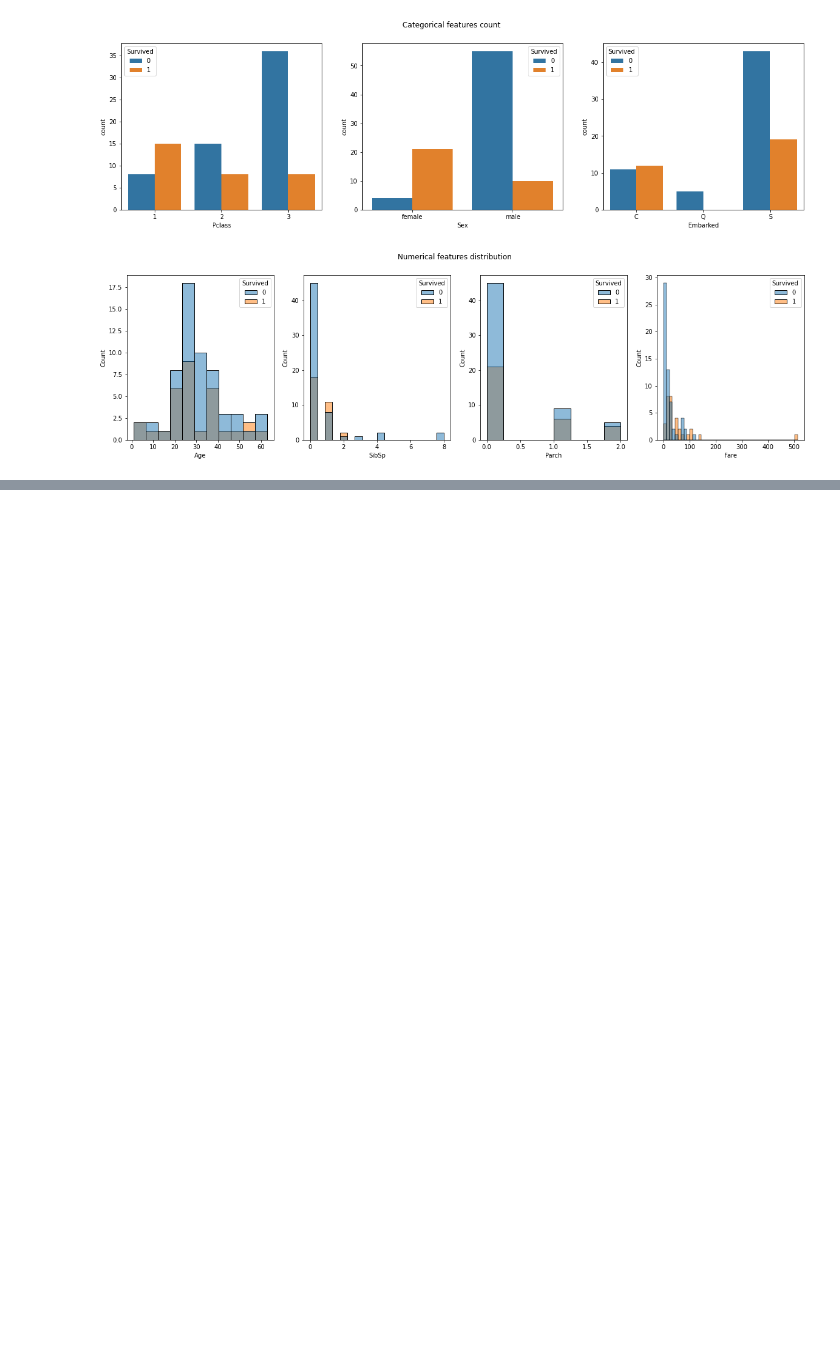
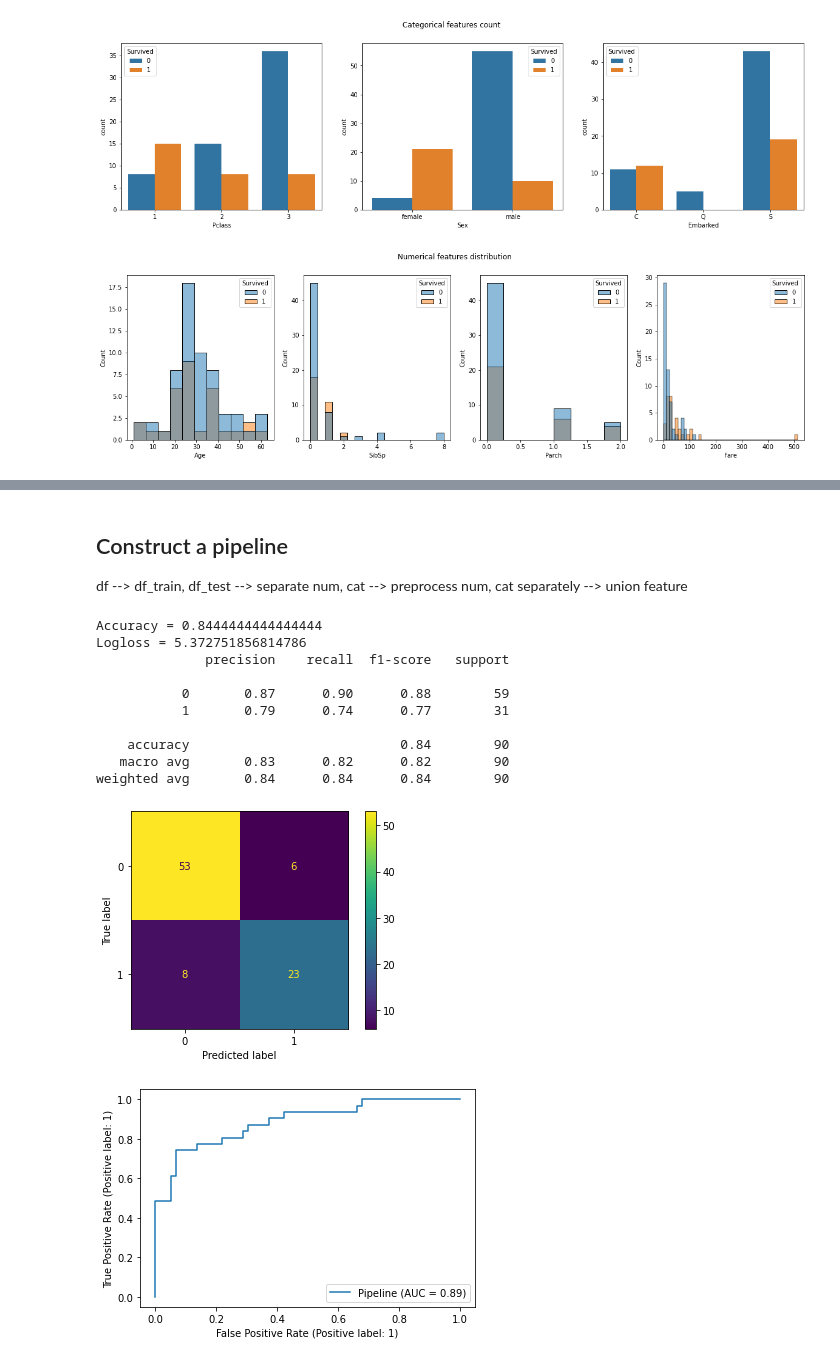
Before and after one commit to tawiwut-cha/datacamp_projects, a Jupyter notebook: titanic/notebook.ipynb, the cells around one changed output, grey strips where cells are left out. Saved outputs shown, nothing was run; the diff lists cells and outputs as text; code cells hidden in the pictures; blank space fills up the shorter version.

Commit message:
constructed a pipeline

```diff
--- a/titanic/notebook.ipynb
+++ b/titanic/notebook.ipynb
@@ -188,8 +188,8 @@ from sklearn.model_selection import train_test_split
 df_train, df_test = train_test_split(df, test_size=0.1, random_state=69)
 
 # separate features and target variables
-X_train_num, X_train_cat, y_train = df_train[NUM_FEAT], df_train[CAT_FEAT], df_train[TARGET_VAR]
-X_test_num, X_test_cat, y_test = df_test[NUM_FEAT], df_test[CAT_FEAT], df_test[TARGET_VAR]
+X_train, y_train = df_train.drop([TARGET_VAR], axis=1), df_train[TARGET_VAR]
+X_test, y_test = df_test.drop([TARGET_VAR], axis=1), df_test[TARGET_VAR]
 # %%
 # check training data
 examine_df(df_train)
@@ -300,13 +237,0 @@ display(df_test.head(2))
-# %%
-# One hot encoding for all three cat features
-# and combined with the scaled num features
-X_train_cat_enc = pd.get_dummies(X_train_cat, drop_first=True).reset_index(drop=True)
-X_train_num_scld = pd.DataFrame(StandardScaler().fit_transform(X_train_num), columns=NUM_FEAT)
-X_train = pd.concat([X_train_num_scld, X_train_cat_enc], axis=1)
-display(X_train.head(2))
-
-# do the same for X_test
-X_test_cat_enc = pd.get_dummies(X_test_cat, drop_first=True).reset_index(drop=True)
-X_test_num_scld = pd.DataFrame(StandardScaler().fit_transform(X_test_num), columns=NUM_FEAT)
-X_test = pd.concat([ X_test_num_scld, X_test_cat_enc], axis=1)
-display(X_test.head(2))
@@ -334,0 +238,52 @@ weighted avg       0.84      0.84      0.84        90
+# %% [markdown]
+## Construct a pipeline
+
+df --> df_train, df_test --> separate num, cat --> preprocess num, cat separately --> union feature
+# %%
+from sklearn.pipeline import Pipeline, FeatureUnion
+from sklearn.preprocessing import FunctionTransformer, StandardScaler
+
+
+# function to get only numerical data from X
+get_num_feat = FunctionTransformer(lambda X: X[NUM_FEAT])
+# function to get all features from X that will be put into the model
+get_cat_feat = FunctionTransformer(lambda X: X[CAT_FEAT])
+
+# function to get one-hot encoding for CAT_FEAT
+onehot_cat_feat = FunctionTransformer(lambda X: pd.get_dummies(X))
+
+# create pipeline
+num_pl = Pipeline(
+                    [
+                        ('get_num_feat', get_num_feat),
+                        ('standard_scaler', StandardScaler())
+                    ]
+                )
+cat_pl = Pipeline(
+                    [
+                        ('get_cat_feat', get_cat_feat),
+                        ('onehot_cat_feat', onehot_cat_feat)
+                    ]
+                )
+pl = Pipeline(
+                [
+                    ('union', FeatureUnion([('num',num_pl), ('cat',cat_pl)])),
+                    ('logistic_regression', LogisticRegression())
+                ]
+            )
+
+# evaluate_cf
+evaluate_cf(pl, X_train, y_train, X_test, y_test)
+# %% [output]
+Accuracy = 0.8444444444444444
+Logloss = 5.372751856814786
+              precision    recall  f1-score   support
+
+           0       0.87      0.90      0.88        59
+           1       0.79      0.74      0.77        31
+
+    accuracy                           0.84        90
+   macro avg       0.83      0.82      0.82        90
+weighted avg       0.84      0.84      0.84        90
+[figure, added]
+[figure, added]
```
Also changed, not shown: parts of 16 cells of this notebook.
